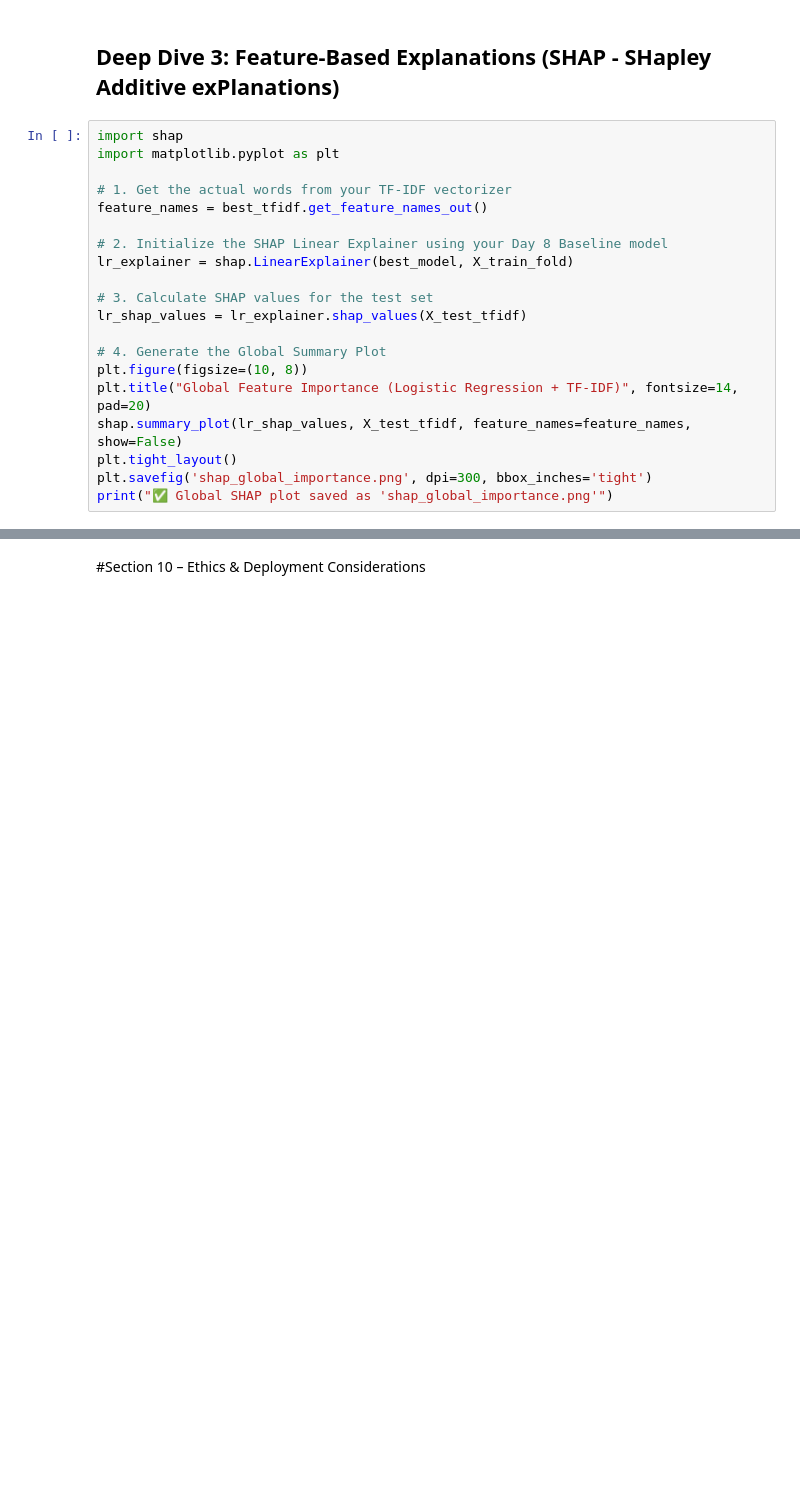
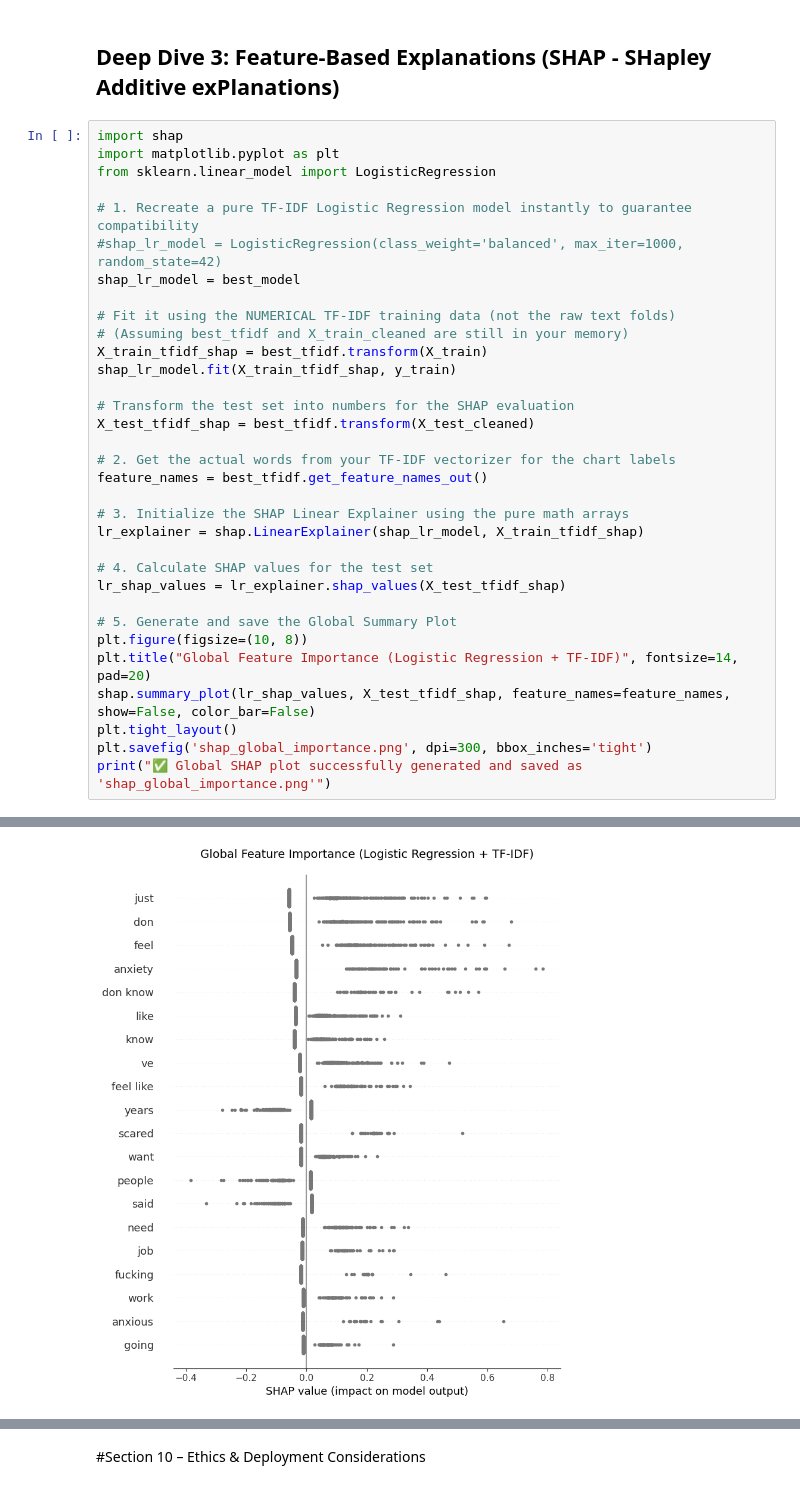
Before and after one commit to Jin1402/DSA4262, a Jupyter notebook: dreadit-stress-detection/src/stress.ipynb, the cells around one changed output, grey strips where cells are left out. Cells and saved outputs as stored; diff of their text form; blank space fills up the shorter version.

```diff
--- a/dreadit-stress-detection/src/stress.ipynb
+++ b/dreadit-stress-detection/src/stress.ipynb
@@ -1557,21 +1516,34 @@ The AI Failure: Both of these posts describe massive interpersonal conflicts. Th
 # %%
 import shap
 import matplotlib.pyplot as plt
+from sklearn.linear_model import LogisticRegression
 
-# 1. Get the actual words from your TF-IDF vectorizer
+# 1. Recreate a pure TF-IDF Logistic Regression model instantly to guarantee compatibility
+#shap_lr_model = LogisticRegression(class_weight='balanced', max_iter=1000, random_state=42)
+shap_lr_model = best_model
+
+# Fit it using the NUMERICAL TF-IDF training data (not the raw text folds)
+# (Assuming best_tfidf and X_train_cleaned are still in your memory)
+X_train_tfidf_shap = best_tfidf.transform(X_train)
+shap_lr_model.fit(X_train_tfidf_shap, y_train)
+
+# Transform the test set into numbers for the SHAP evaluation
+X_test_tfidf_shap = best_tfidf.transform(X_test_cleaned)
+
+# 2. Get the actual words from your TF-IDF vectorizer for the chart labels
 feature_names = best_tfidf.get_feature_names_out()
 
-# 2. Initialize the SHAP Linear Explainer using your Day 8 Baseline model
-lr_explainer = shap.LinearExplainer(best_model, X_train_fold)
+# 3. Initialize the SHAP Linear Explainer using the pure math arrays
+lr_explainer = shap.LinearExplainer(shap_lr_model, X_train_tfidf_shap)
 
-# 3. Calculate SHAP values for the test set
-lr_shap_values = lr_explainer.shap_values(X_test_tfidf)
+# 4. Calculate SHAP values for the test set
+lr_shap_values = lr_explainer.shap_values(X_test_tfidf_shap)
 
-# 4. Generate the Global Summary Plot
+# 5. Generate and save the Global Summary Plot
 plt.figure(figsize=(10, 8))
 plt.title("Global Feature Importance (Logistic Regression + TF-IDF)", fontsize=14, pad=20)
-shap.summary_plot(lr_shap_values, X_test_tfidf, feature_names=feature_names, show=False)
+shap.summary_plot(lr_shap_values, X_test_tfidf_shap, feature_names=feature_names, show=False, color_bar=False)
 plt.tight_layout()
 plt.savefig('shap_global_importance.png', dpi=300, bbox_inches='tight')
-print("✅ Global SHAP plot saved as 'shap_global_importance.png'")
+print("✅ Global SHAP plot successfully generated and saved as 'shap_global_importance.png'")
 # %% [output]
@@ -1578,0 +1551 @@ NotImplementedError: The Linear explainer only supports the Independent, Partiti
+[figure, added]
```
Also changed, not shown: parts of 45 cells of this notebook.
